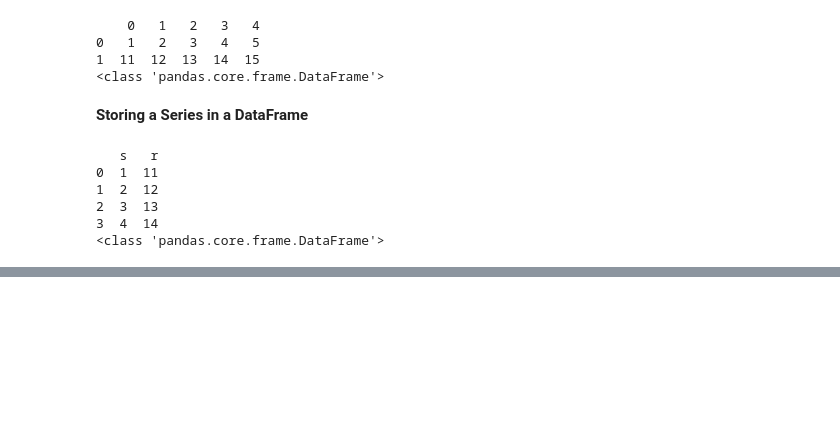
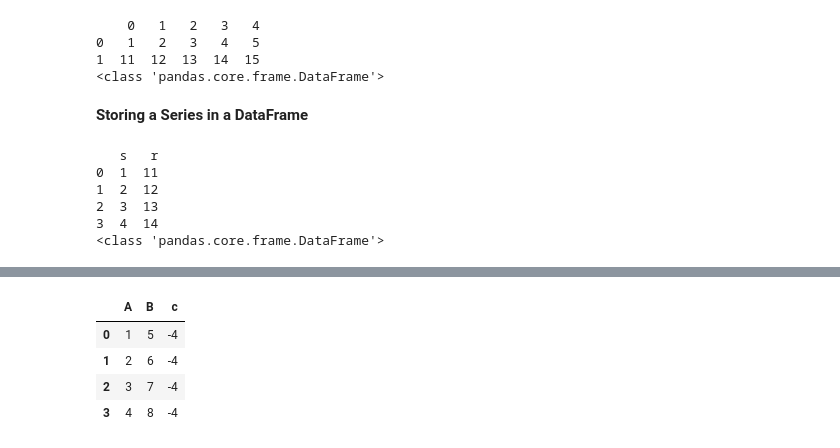
Before and after one commit to Ahiraf/PythonExploration, a Jupyter notebook: Pandas.ipynb, the cells around one changed output, grey strips where cells are left out. Drawn from its saved outputs; the diff is of its cells as text; code cells hidden in the pictures; blank space fills up the shorter version.

```diff
--- a/Pandas.ipynb
+++ b/Pandas.ipynb
@@ -200,0 +223,9 @@ print(type(varsr))
+# %%
+var5["c"] = var5["A"] - var5["B"]
+var5
+# %% [output]
+|  | A | B | c |
+| 0 | 1 | 5 | -4 |
+| 1 | 2 | 6 | -4 |
+| 2 | 3 | 7 | -4 |
+| 3 | 4 | 8 | -4 |
```
Also changed, not shown: parts of 10 cells of this notebook.
